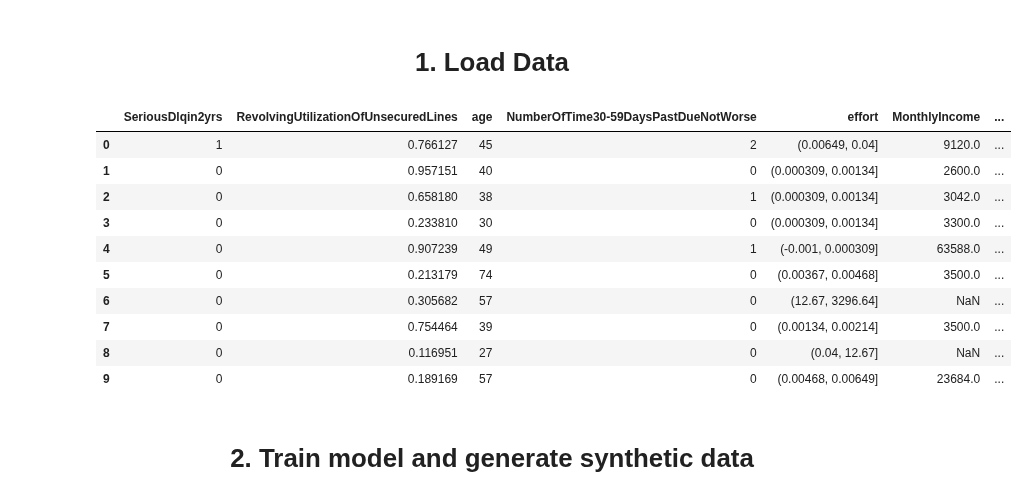
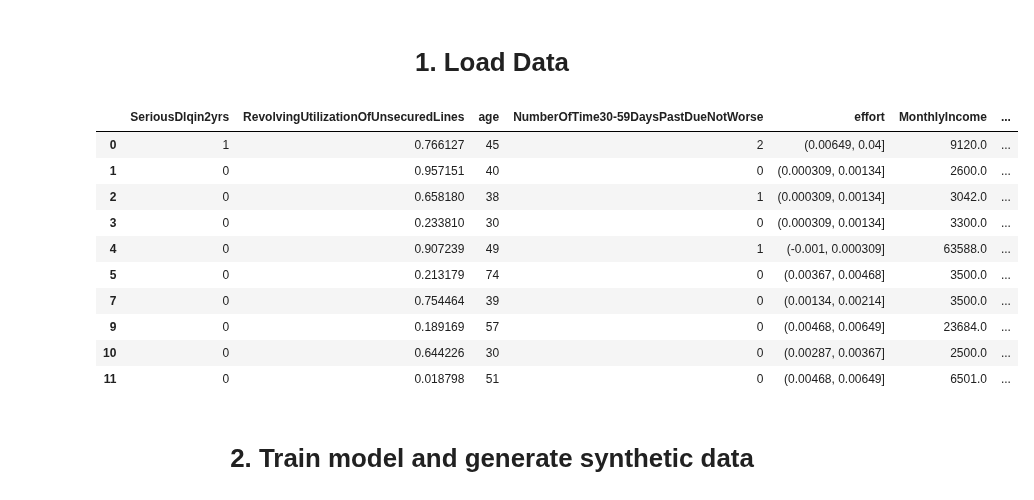
Before and after one commit to synthesized-io/insight, a Jupyter notebook: examples/master_notebook.ipynb, the cells around one changed output. Saved outputs shown, nothing was run; the diff lists cells and outputs as text; code cells hidden in the pictures.

```diff
--- a/examples/master_notebook.ipynb
+++ b/examples/master_notebook.ipynb
@@ -50,19 +48,20 @@ os.chdir(os.path.split(workbookDir)[0])
 %matplotlib inline
 # %%
 data = pd.read_csv('data/credit_with_categoricals.csv')
+data = data.dropna()
 data.head(10)
 # %% [output]
 |  | SeriousDlqin2yrs | RevolvingUtilizationOfUnsecuredLines | age | NumberOfTime30-59DaysPastDueNotWorse | effort | MonthlyIncome | ... |
 | 0 | 1 | 0.766127 | 45 | 2 | (0.00649, 0.04] | 9120.0 | ... |
 | 1 | 0 | 0.957151 | 40 | 0 | (0.000309, 0.00134] | 2600.0 | ... |
 | 2 | 0 | 0.658180 | 38 | 1 | (0.000309, 0.00134] | 3042.0 | ... |
 | 3 | 0 | 0.233810 | 30 | 0 | (0.000309, 0.00134] | 3300.0 | ... |
 | 4 | 0 | 0.907239 | 49 | 1 | (-0.001, 0.000309] | 63588.0 | ... |
 | 5 | 0 | 0.213179 | 74 | 0 | (0.00367, 0.00468] | 3500.0 | ... |
-| 6 | 0 | 0.305682 | 57 | 0 | (12.67, 3296.64] | NaN | ... |
 | 7 | 0 | 0.754464 | 39 | 0 | (0.00134, 0.00214] | 3500.0 | ... |
-| 8 | 0 | 0.116951 | 27 | 0 | (0.04, 12.67] | NaN | ... |
 | 9 | 0 | 0.189169 | 57 | 0 | (0.00468, 0.00649] | 23684.0 | ... |
+| 10 | 0 | 0.644226 | 30 | 0 | (0.00287, 0.00367] | 2500.0 | ... |
+| 11 | 0 | 0.018798 | 51 | 0 | (0.00468, 0.00649] | 6501.0 | ... |
 # %% [markdown]
 
 
```
Also changed, not shown: parts of 28 cells of this notebook.
